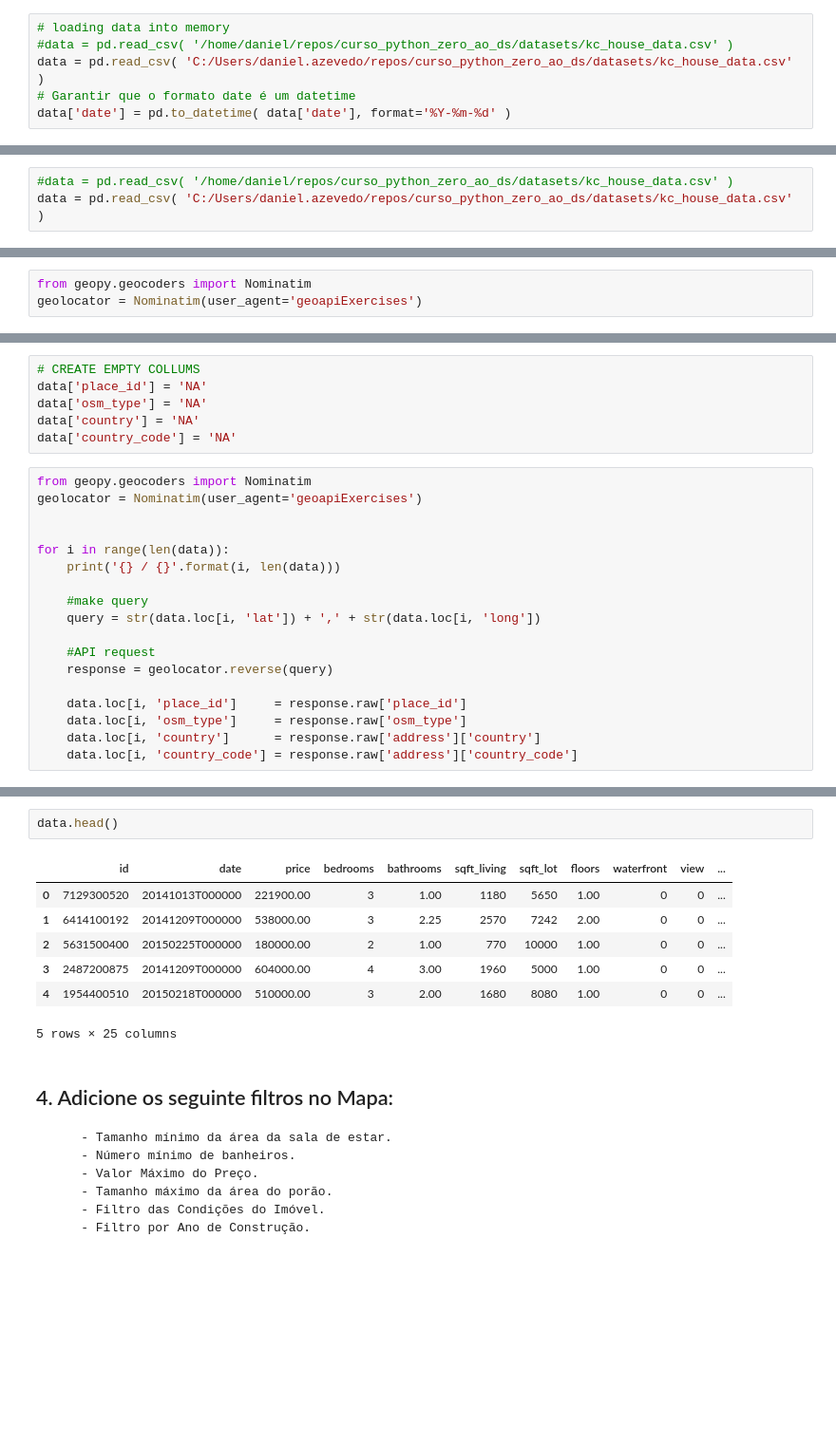
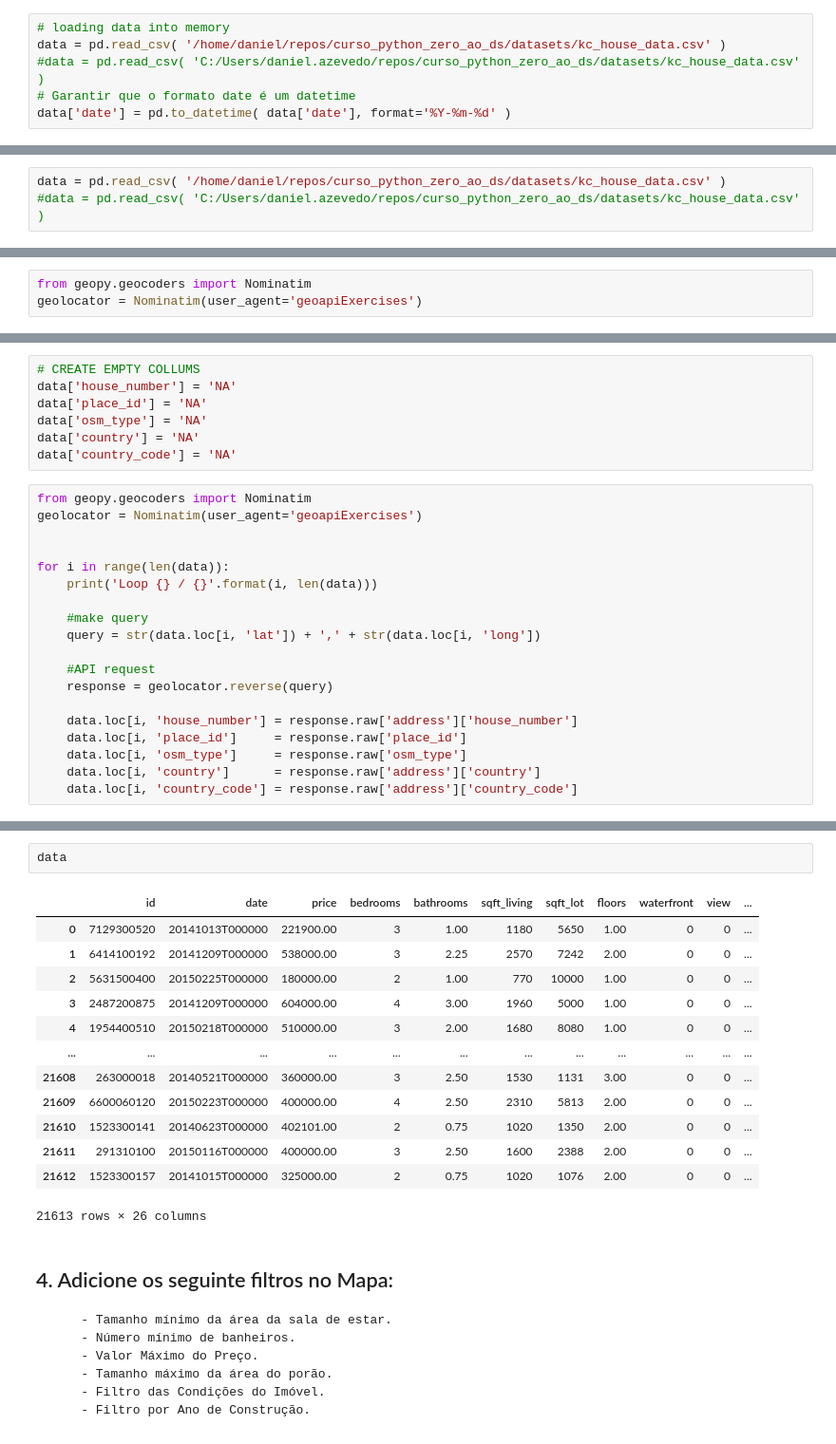
Before and after one commit to daniazevedo7/curso_python_zero_ao_ds, a Jupyter notebook: modulo_04/respostas_modulo_04.ipynb, the cells around one changed output, grey strips where cells are left out. Shown at 95% size. Saved outputs shown, nothing was run; the diff lists cells and outputs as text; blank space fills up the shorter version.

```diff
--- a/modulo_04/respostas_modulo_04.ipynb
+++ b/modulo_04/respostas_modulo_04.ipynb
@@ -56,8 +56,8 @@ pd.set_option('display.float_format', '{:.2f}'.format)
 ## Loading Data
 # %%
 # loading data into memory
-#data = pd.read_csv( '/home/daniel/repos/curso_python_zero_ao_ds/datasets/kc_house_data.csv' )
-data = pd.read_csv( 'C:/Users/daniel.azevedo/repos/curso_python_zero_ao_ds/datasets/kc_house_data.csv' )
+data = pd.read_csv( '/home/daniel/repos/curso_python_zero_ao_ds/datasets/kc_house_data.csv' )
+#data = pd.read_csv( 'C:/Users/daniel.azevedo/repos/curso_python_zero_ao_ds/datasets/kc_house_data.csv' )
 # Garantir que o formato date é um datetime
 data['date'] = pd.to_datetime( data['date'], format='%Y-%m-%d' )
 # %%
@@ -141,8 +141,8 @@ df
         - Country: Nome do País
         - Country Code: Código do País
 # %%
-#data = pd.read_csv( '/home/daniel/repos/curso_python_zero_ao_ds/datasets/kc_house_data.csv' )
-data = pd.read_csv( 'C:/Users/daniel.azevedo/repos/curso_python_zero_ao_ds/datasets/kc_house_data.csv' )
+data = pd.read_csv( '/home/daniel/repos/curso_python_zero_ao_ds/datasets/kc_house_data.csv' )
+#data = pd.read_csv( 'C:/Users/daniel.azevedo/repos/curso_python_zero_ao_ds/datasets/kc_house_data.csv' )
 # %%
 !pip install geopy
 # %% [output]
@@ -185,6 +173,7 @@ United States
 us
 # %%
 # CREATE EMPTY COLLUMS
+data['house_number'] = 'NA'
 data['place_id'] = 'NA'
 data['osm_type'] = 'NA'
 data['country'] = 'NA'
@@ -195,7 +184,7 @@ geolocator = Nominatim(user_agent='geoapiExercises')
 
 
 for i in range(len(data)):
-    print('{} / {}'.format(i, len(data)))
+    print('Loop {} / {}'.format(i, len(data)))
 
     #make query
     query = str(data.loc[i, 'lat']) + ',' + str(data.loc[i, 'long'])
@@ -203,6 +192,7 @@ for i in range(len(data)):
     #API request
     response = geolocator.reverse(query)
 
+    data.loc[i, 'house_number'] = response.raw['address']['house_number']
     data.loc[i, 'place_id']     = response.raw['place_id']
     data.loc[i, 'osm_type']     = response.raw['osm_type']
     data.loc[i, 'country']      = response.raw['address']['country']
@@ -226,13 +225,19 @@ query = str(data.loc[0, 'lat']) + ',' + str(data.loc[0, 'long'])
 # %%
-data.head()
+data
 # %% [output]
 |  | id | date | price | bedrooms | bathrooms | sqft_living | sqft_lot | floors | waterfront | view | ... |
 | 0 | 7129300520 | 20141013T000000 | 221900.00 | 3 | 1.00 | 1180 | 5650 | 1.00 | 0 | 0 | ... |
 | 1 | 6414100192 | 20141209T000000 | 538000.00 | 3 | 2.25 | 2570 | 7242 | 2.00 | 0 | 0 | ... |
 | 2 | 5631500400 | 20150225T000000 | 180000.00 | 2 | 1.00 | 770 | 10000 | 1.00 | 0 | 0 | ... |
 | 3 | 2487200875 | 20141209T000000 | 604000.00 | 4 | 3.00 | 1960 | 5000 | 1.00 | 0 | 0 | ... |
 | 4 | 1954400510 | 20150218T000000 | 510000.00 | 3 | 2.00 | 1680 | 8080 | 1.00 | 0 | 0 | ... |
+| ... | ... | ... | ... | ... | ... | ... | ... | ... | ... | ... | ... |
+| 21608 | 263000018 | 20140521T000000 | 360000.00 | 3 | 2.50 | 1530 | 1131 | 3.00 | 0 | 0 | ... |
+| 21609 | 6600060120 | 20150223T000000 | 400000.00 | 4 | 2.50 | 2310 | 5813 | 2.00 | 0 | 0 | ... |
+| 21610 | 1523300141 | 20140623T000000 | 402101.00 | 2 | 0.75 | 1020 | 1350 | 2.00 | 0 | 0 | ... |
+| 21611 | 291310100 | 20150116T000000 | 400000.00 | 3 | 2.50 | 1600 | 2388 | 2.00 | 0 | 0 | ... |
+| 21612 | 1523300157 | 20141015T000000 | 325000.00 | 2 | 0.75 | 1020 | 1076 | 2.00 | 0 | 0 | ... |
-5 rows × 25 columns
+21613 rows × 26 columns
 # %% [markdown]
 ## 4. Adicione os seguinte filtros no Mapa:
         - Tamanho mínimo da área da sala de estar.
```
Also changed, not shown: parts of 9 cells of this notebook.
